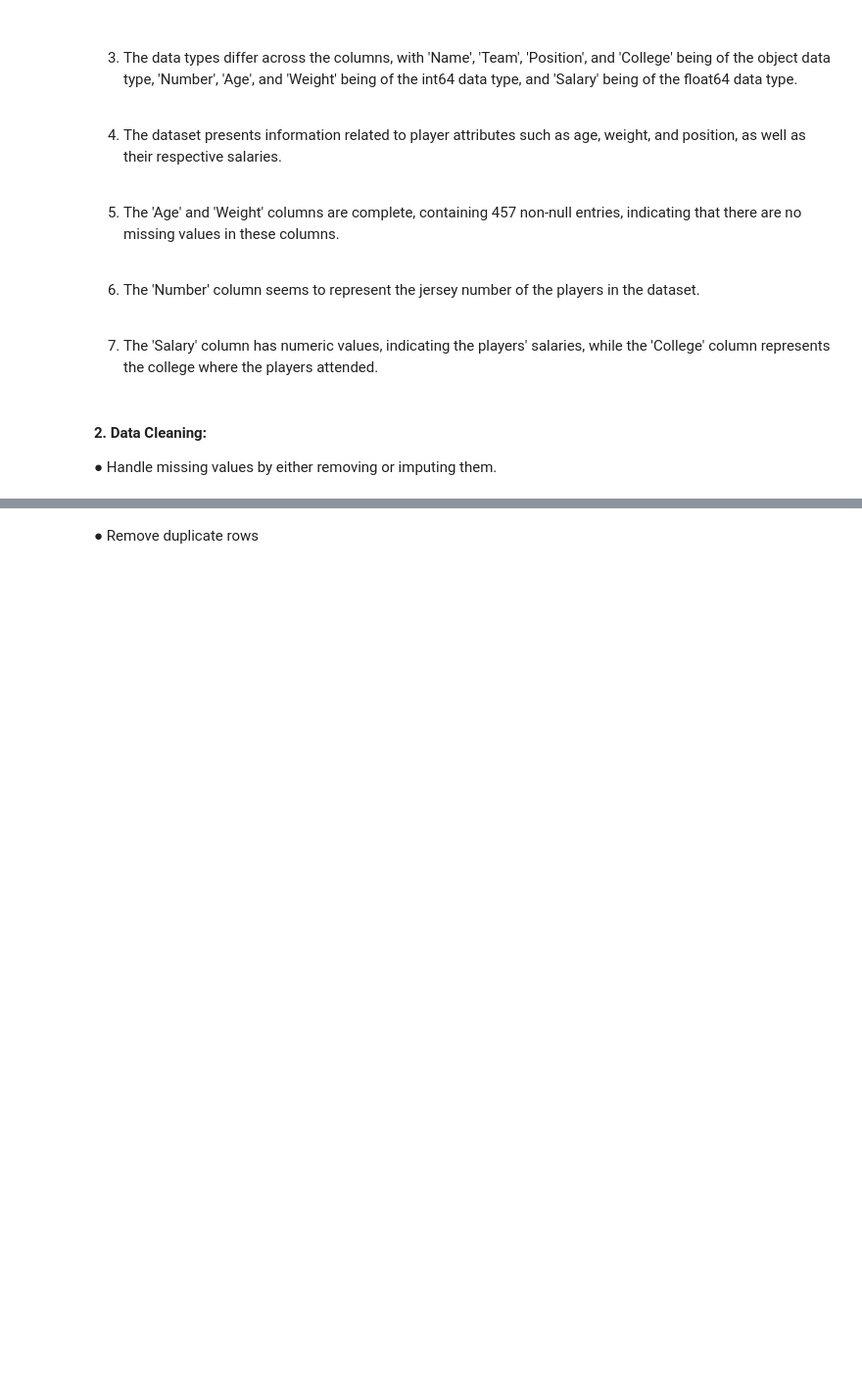
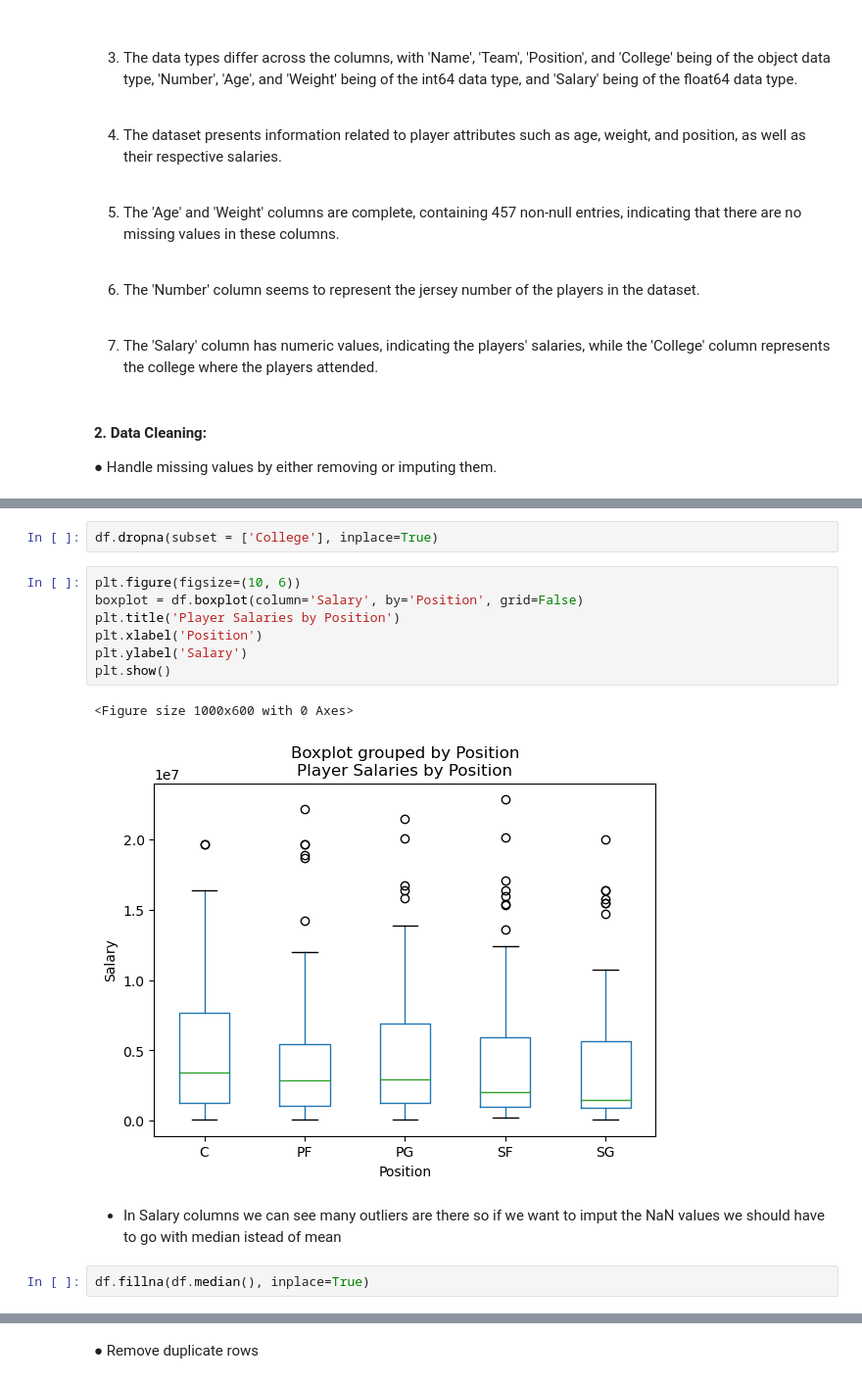
Before and after one commit to aarpitdubey/data_analyst, a Jupyter notebook: 1_Python/Assignments/Assignment_6.ipynb, the cells around one changed output, grey strips where cells are left out. Shown at 98% size. Drawn from its saved outputs; the diff is of its cells as text; blank space fills up the shorter version.

```diff
--- a/1_Python/Assignments/Assignment_6.ipynb
+++ b/1_Python/Assignments/Assignment_6.ipynb
@@ -431,0 +479,16 @@ df.
+# %%
+df.dropna(subset = ['College'], inplace=True)
+# %%
+plt.figure(figsize=(10, 6))
+boxplot = df.boxplot(column='Salary', by='Position', grid=False)
+plt.title('Player Salaries by Position')
+plt.xlabel('Position')
+plt.ylabel('Salary')
+plt.show()
+# %% [output]
+<Figure size 1000x600 with 0 Axes>
+[figure, added]
+# %% [markdown]
+- In Salary columns we can see many outliers are there so if we want to imput the NaN values we should have to go with median istead of mean
+# %%
+df.fillna(df.median(), inplace=True)
```
Also changed, not shown: parts of 45 cells of this notebook, 1 other file.
